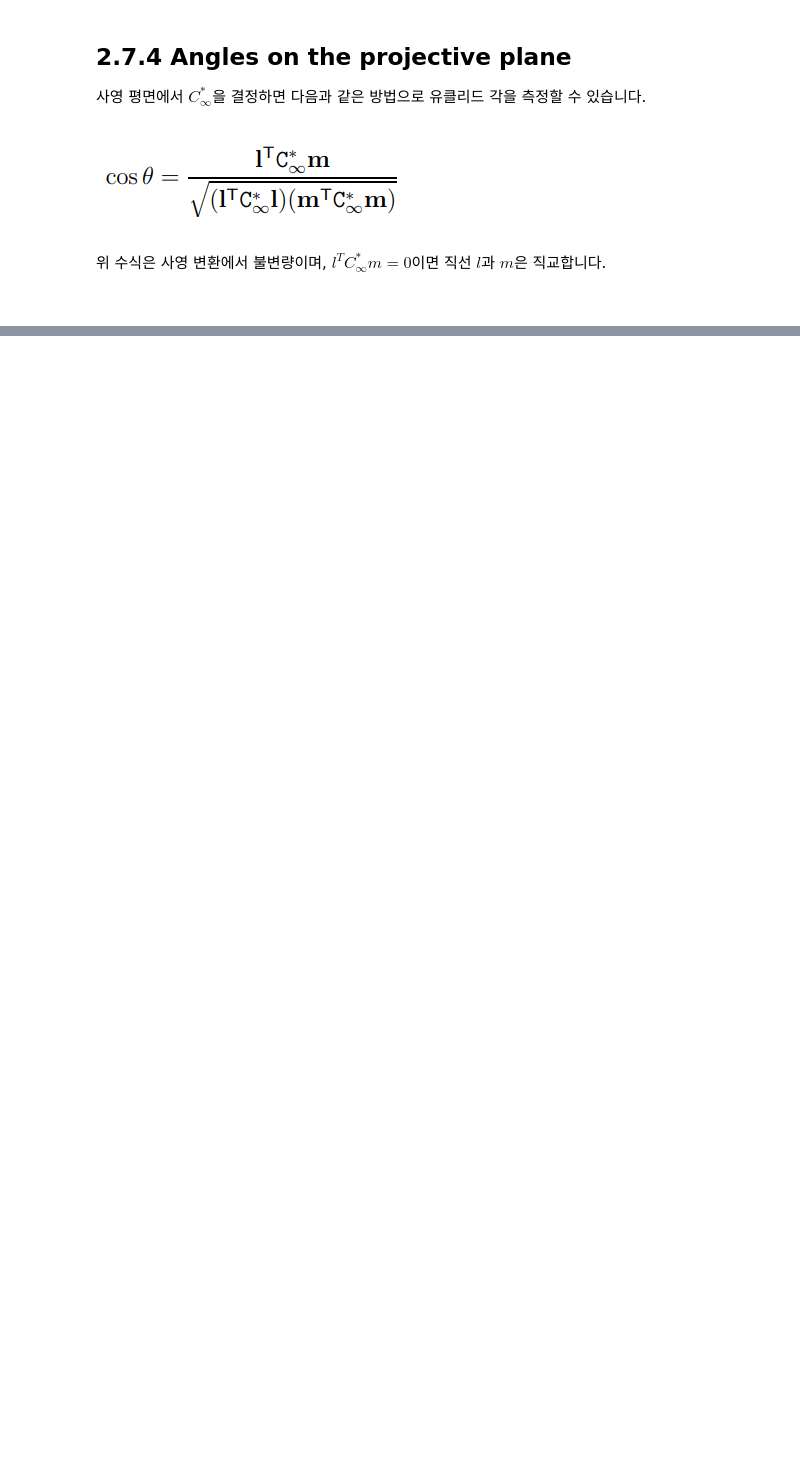
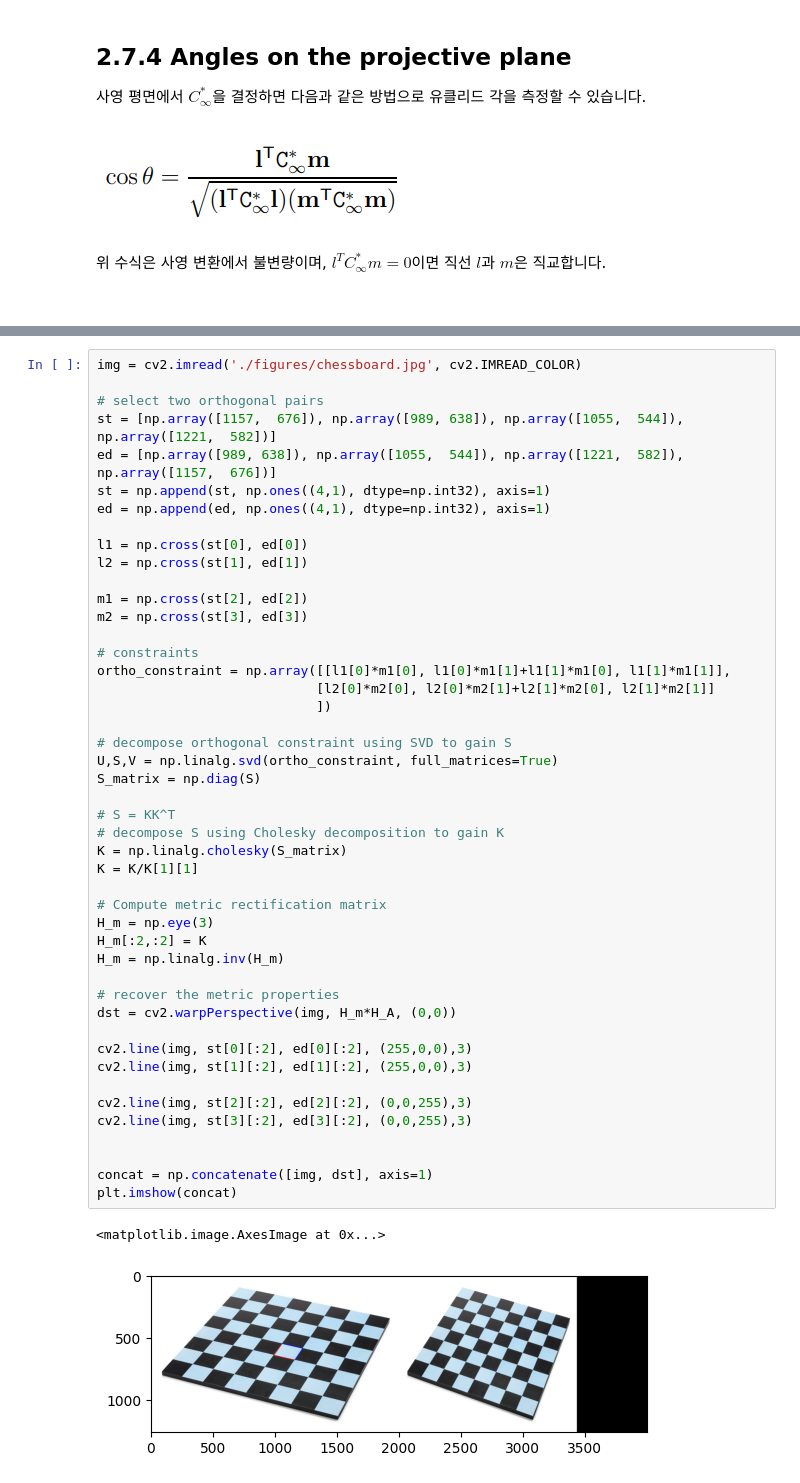
Before and after one commit to Pseudo-Lab/MVG-Tutorial, a Jupyter notebook: book/docs/ch02/Chapter 2.7 Recovery of affine and metric properties from images.ipynb, the cells around one changed output, grey strips where cells are left out. Cells and saved outputs as stored; diff of their text form; blank space fills up the shorter version.

```diff
--- a/book/docs/ch02/Chapter 2.7 Recovery of affine and metric properties from images.ipynb
+++ b/book/docs/ch02/Chapter 2.7 Recovery of affine and metric properties from images.ipynb
@@ -133,0 +183,49 @@ $C^*_\infty$ 를 식별하여 원본 이미지에서 아핀 왜곡과 사영 왜
+# %%
+img = cv2.imread('./figures/chessboard.jpg', cv2.IMREAD_COLOR)
+
+# select two orthogonal pairs
+st = [np.array([1157,  676]), np.array([989, 638]), np.array([1055,  544]), np.array([1221,  582])]
+ed = [np.array([989, 638]), np.array([1055,  544]), np.array([1221,  582]), np.array([1157,  676])]
+st = np.append(st, np.ones((4,1), dtype=np.int32), axis=1)
+ed = np.append(ed, np.ones((4,1), dtype=np.int32), axis=1)
+
+l1 = np.cross(st[0], ed[0])
+l2 = np.cross(st[1], ed[1])
+
+m1 = np.cross(st[2], ed[2])
+m2 = np.cross(st[3], ed[3])
+
+# constraints
+ortho_constraint = np.array([[l1[0]*m1[0], l1[0]*m1[1]+l1[1]*m1[0], l1[1]*m1[1]],
+                            [l2[0]*m2[0], l2[0]*m2[1]+l2[1]*m2[0], l2[1]*m2[1]]
+                            ])
+
+# decompose orthogonal constraint using SVD to gain S
+U,S,V = np.linalg.svd(ortho_constraint, full_matrices=True)
+S_matrix = np.diag(S)
+
+# S = KK^T
+# decompose S using Cholesky decomposition to gain K
+K = np.linalg.cholesky(S_matrix)
+K = K/K[1][1]
+
+# Compute metric rectification matrix
+H_m = np.eye(3)
+H_m[:2,:2] = K
+H_m = np.linalg.inv(H_m)
+
+# recover the metric properties
+dst = cv2.warpPerspective(img, H_m*H_A, (0,0))
+
+cv2.line(img, st[0][:2], ed[0][:2], (255,0,0),3)
+cv2.line(img, st[1][:2], ed[1][:2], (255,0,0),3)
+
+cv2.line(img, st[2][:2], ed[2][:2], (0,0,255),3)
+cv2.line(img, st[3][:2], ed[3][:2], (0,0,255),3)
+
+
+concat = np.concatenate([img, dst], axis=1)
+plt.imshow(concat)
+# %% [output]
+<matplotlib.image.AxesImage at 0x...>
+[figure, added]
```
Also changed, not shown: parts of 12 cells of this notebook, 2 other files.
